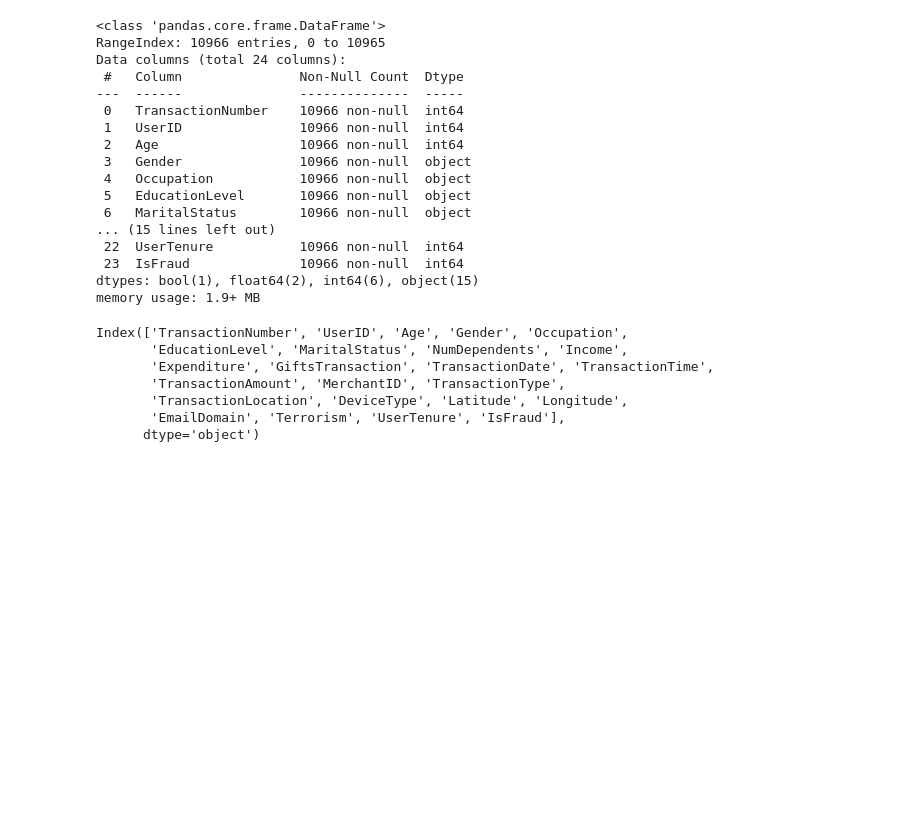
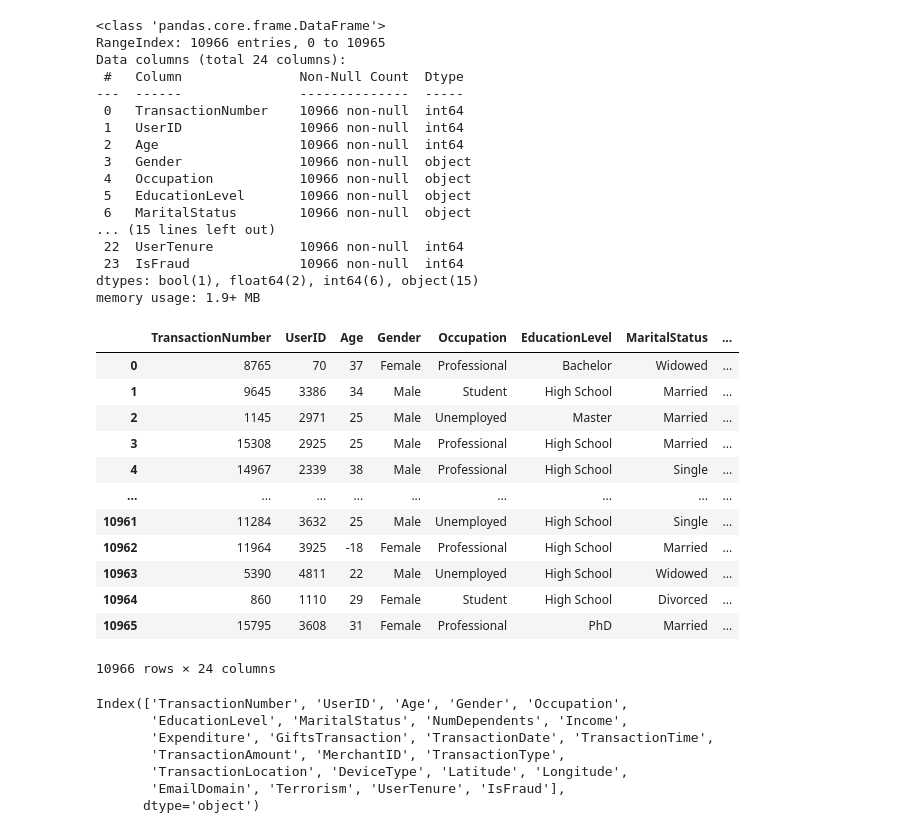
Before and after one commit to JudyZhu016/InterUni-Datathon-2024-Meteorite, a Jupyter notebook: Judy_analysis/data analysis.ipynb, the cells around one changed output. Cells and saved outputs as stored; diff of their text form; code cells hidden in the pictures; blank space fills up the shorter version.

```diff
--- a/Judy_analysis/data analysis.ipynb
+++ b/Judy_analysis/data analysis.ipynb
@@ -26,6 +26,22 @@ Data columns (total 24 columns):
  23  IsFraud              10966 non-null  int64
 dtypes: bool(1), float64(2), int64(6), object(15)
 memory usage: 1.9+ MB
+# %%
+df_train
+# %% [output]
+|  | TransactionNumber | UserID | Age | Gender | Occupation | EducationLevel | MaritalStatus | ... |
+| 0 | 8765 | 70 | 37 | Female | Professional | Bachelor | Widowed | ... |
+| 1 | 9645 | 3386 | 34 | Male | Student | High School | Married | ... |
+| 2 | 1145 | 2971 | 25 | Male | Unemployed | Master | Married | ... |
+| 3 | 15308 | 2925 | 25 | Male | Professional | High School | Married | ... |
+| 4 | 14967 | 2339 | 38 | Male | Professional | High School | Single | ... |
+| ... | ... | ... | ... | ... | ... | ... | ... | ... |
+| 10961 | 11284 | 3632 | 25 | Male | Unemployed | High School | Single | ... |
+| 10962 | 11964 | 3925 | -18 | Female | Professional | High School | Married | ... |
+| 10963 | 5390 | 4811 | 22 | Male | Unemployed | High School | Widowed | ... |
+| 10964 | 860 | 1110 | 29 | Female | Student | High School | Divorced | ... |
+| 10965 | 15795 | 3608 | 31 | Female | Professional | PhD | Married | ... |
+10966 rows × 24 columns
 # %%
 df_train.columns
 # %% [output]
```
Also changed, not shown: parts of 26 cells of this notebook, 4 other files.
